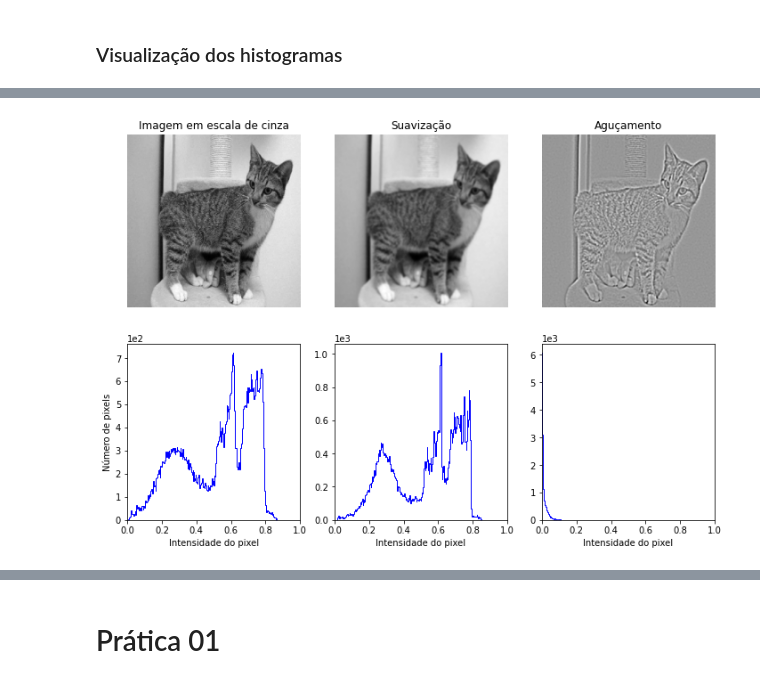
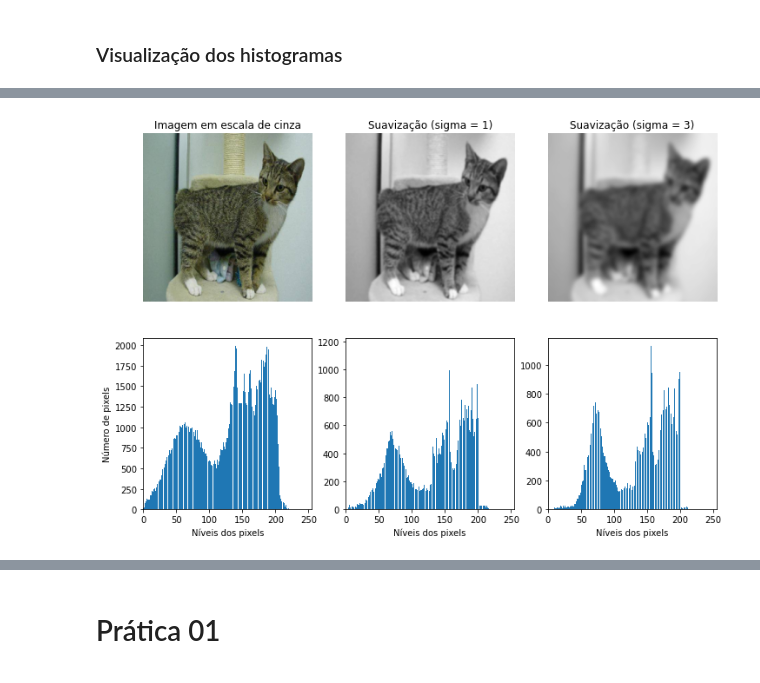
Before and after one commit to LaisBastos/ComputacaoVisual, a Jupyter notebook: Praticas.ipynb, the cells around one changed output, grey strips where cells are left out. Cells and saved outputs as stored; diff of their text form; code cells hidden in the pictures.

```diff
--- a/Praticas.ipynb
+++ b/Praticas.ipynb
@@ -51,11 +65,19 @@ x3.imshow(Gamma03, cmap = plt.cm.gray)
 # %% [markdown]
 ### Suavização de Imagem
 # %%
-Gaus = gaussian (Gray, sigma = 1)
-Gaus2 = gaussian (Gray, sigma = 3)
+Gaus = gaussian (Gray, sigma = 1, multichannel=False)
+Gaus2 = gaussian (Gray, sigma = 3, multichannel=False)
 
 fig, (x1, x2, x3) = plt.subplots(nrows=1, ncols=3, figsize=(16,8), sharex=True, sharey=True)
 x1.imshow(Gray, cmap = plt.cm.gray)
+x1.set_title('Imagem em escala de cinza')
+
 x2.imshow(Gaus, cmap = plt.cm.gray)
+x2.set_title('Suavização (sigma = 1)')
+
 x3.imshow(Gaus2, cmap = plt.cm.gray)
+x3.set_title('Suavização (sigma = 3)')
+
+#plt.savefig('gaus.png', format='png')
+plt.show()
 # %% [output]
@@ -75,11 +106,9 @@ x2.imshow(Lp, cmap = plt.cm.gray)
 # %% [markdown]
 ### Visualização dos histogramas
 # %%
-import numpy as np
-
 def plot_img_and_hist(image, axes, bins=256):
 
-    image = img_as_float(image)
+    image = img_as_ubyte(image)
     ax_img, ax_hist = axes
 
     # Display image
@@ -87,17 +116,17 @@ def plot_img_and_hist(image, axes, bins=256):
     ax_img.set_axis_off()
 
     # Display histogram
-    ax_hist.hist(image.ravel(), bins=bins, histtype='step', color='blue')
-    ax_hist.ticklabel_format(axis='y', style='scientific', scilimits=(0, 0))
-    ax_hist.set_xlabel('Intensidade do pixel')
-    ax_hist.set_xlim(0, 1)
+    ax_hist.hist(image.ravel(), bins=bins, histtype='bar')
+    ax_hist.ticklabel_format(axis='y', style='scientific')
+    ax_hist.set_xlabel('Níveis dos pixels')
+    ax_hist.set_xlim(0, 255)
     #ax_hist.set_yticks([])
 
     return ax_img, ax_hist
 # %%
 # Equalização de histograma
 
-fig = plt.figure(figsize=(16, 8))
+fig = plt.figure(figsize=(24, 8))
 axes = np.zeros((2, 2), dtype=np.object)
 axes[0, 0] = fig.add_subplot(2, 4, 1)
 for i in range(1, 2):
@@ -115,5 +144,6 @@ ax_hist.set_ylabel('Número de pixels')
 ax_img, ax_hist = plot_img_and_hist(Equalize, axes[:, 1])
 ax_img.set_title('Equalização de histograma')
 
+#plt.savefig('equalize.png', format='png')
 plt.show()
 # %% [output]
@@ -151,32 +182,26 @@ plt.show()
 # %%
-#Suavização de Imagem
-Gaus = gaussian (Gray, sigma = 1)
-
-#Aguçamento de Imagem
-Lp = laplace(Gaus)
-
 # Display results
 fig = plt.figure(figsize=(16, 8))
 axes = np.zeros((2, 3), dtype=np.object)
 axes[0, 0] = fig.add_subplot(2, 4, 1)
 for i in range(1, 3):
     axes[0, i] = fig.add_subplot(2, 4, 1+i, sharex=axes[0,0], sharey=axes[0,0])
 for i in range(0, 3):
     axes[1, i] = fig.add_subplot(2, 4, 5+i)
 
-ax_img, ax_hist = plot_img_and_hist(Gray, axes[:, 0])
+ax_img, ax_hist = plot_img_and_hist(New, axes[:, 0])
 ax_img.set_title('Imagem em escala de cinza')
 
 y_min, y_max = ax_hist.get_ylim()
 ax_hist.set_ylabel('Número de pixels')
 #ax_hist.set_yticks(np.linspace(0, y_max, 5))
 
 ax_img, ax_hist = plot_img_and_hist(Gaus, axes[:, 1])
-ax_img.set_title('Suavização')
+ax_img.set_title('Suavização (sigma = 1)')
 
-ax_img, ax_hist = plot_img_and_hist(Lp, axes[:, 2])
-ax_img.set_title('Aguçamento')
+ax_img, ax_hist = plot_img_and_hist(Gaus2, axes[:, 2])
+ax_img.set_title('Suavização (sigma = 3)')
 
 plt.show()
 # %% [output]
-[figure, old version]
+[figure, new version]
```
Also changed, not shown: parts of 61 cells of this notebook.
